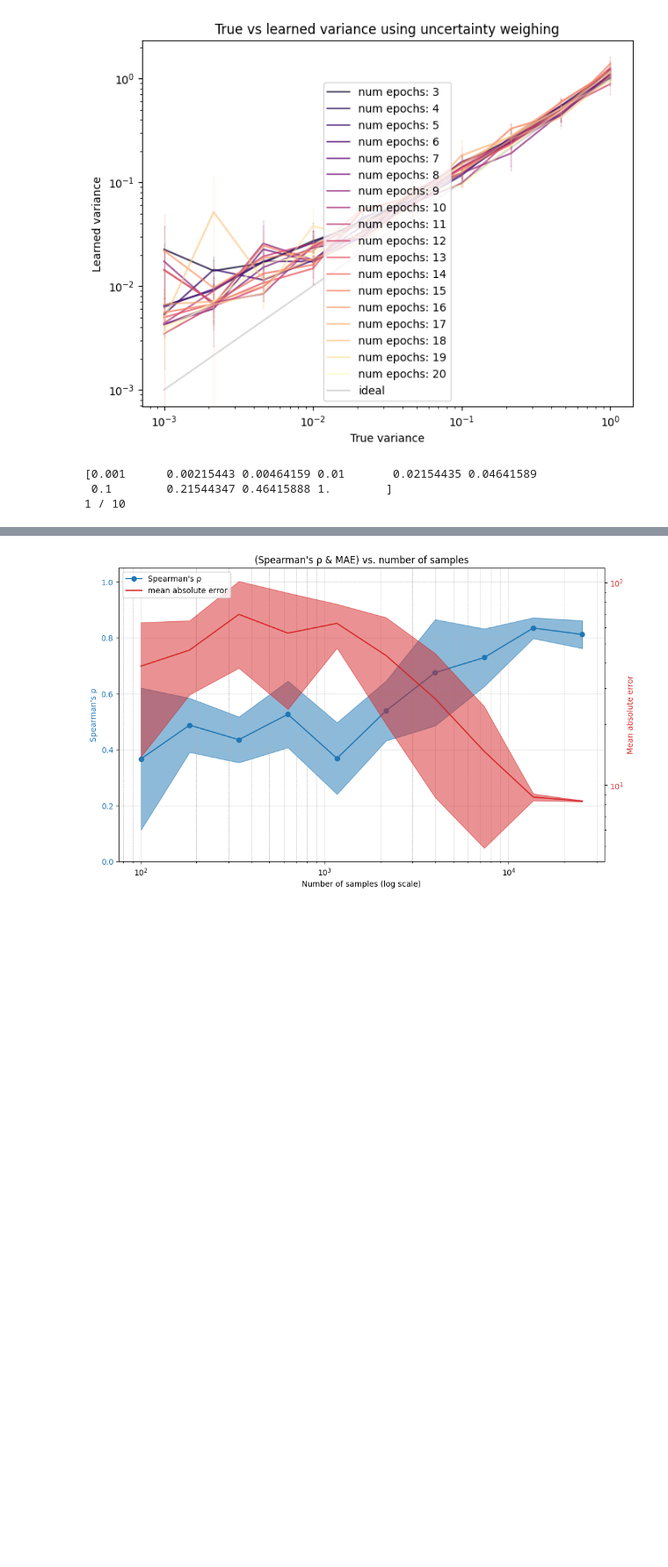
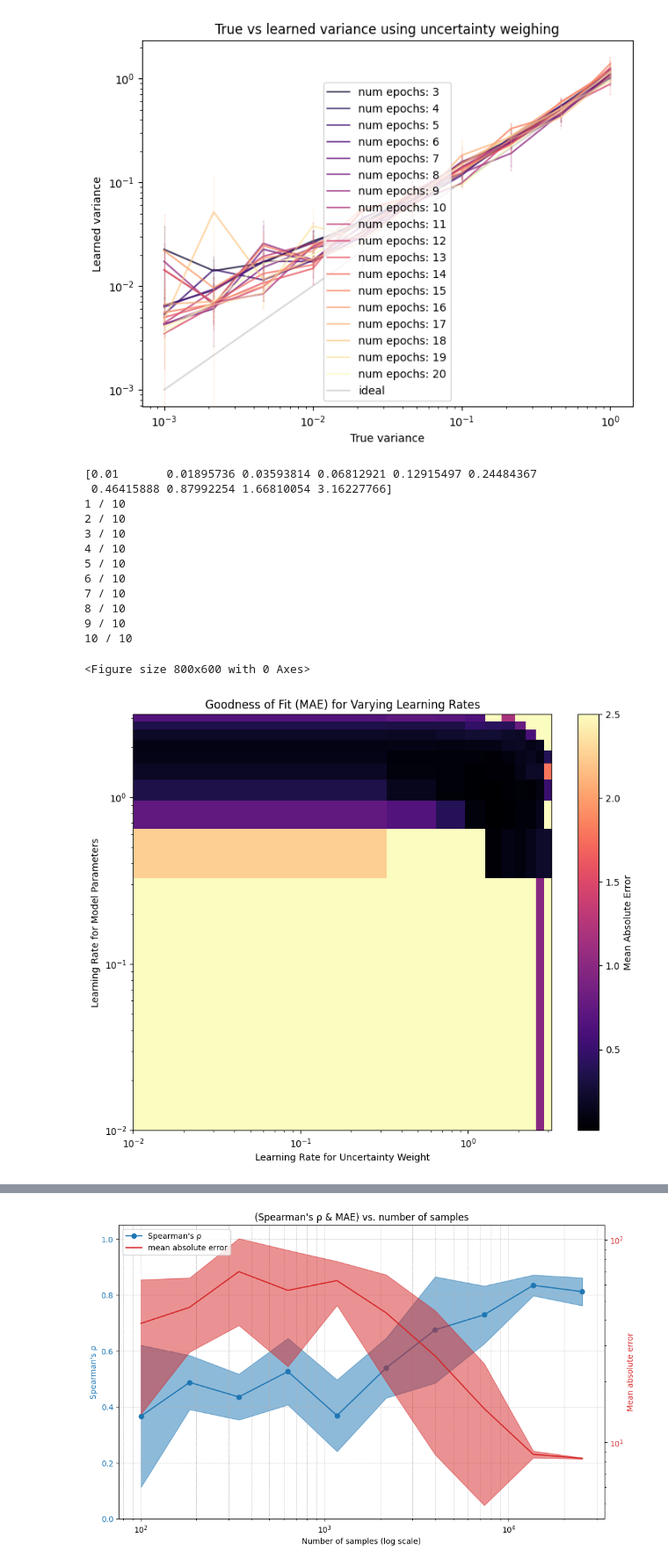
Before and after one commit to graphcore-research/minimol, a Jupyter notebook: notebooks/uncertainty_weighing.ipynb, the cells around one changed output, grey strips where cells are left out. Shown at 88% size. Saved outputs shown, nothing was run; the diff lists cells and outputs as text; code cells hidden in the pictures; blank space fills up the shorter version.

```diff
--- a/notebooks/uncertainty_weighing.ipynb
+++ b/notebooks/uncertainty_weighing.ipynb
@@ -241,13 +241,12 @@ from torch.utils.data import TensorDataset, DataLoader
 
 
 class LinearRegressionModel(nn.Module):
-    def __init__(self, uw: bool = False, log_variance_prior_mu=0.0, log_variance_prior_sigma=1.0):
+    def __init__(self, uw: bool = False, prior: callable = None):
         super(LinearRegressionModel, self).__init__()
         self.linear = nn.Linear(1, 1)
-        self.log_variance = nn.Parameter(torch.tensor(0.01), requires_grad=True) if uw else None
-        self.criterion = nn.MSELoss()
-        self.log_variance_prior_mu = log_variance_prior_mu
-        self.log_variance_prior_sigma = log_variance_prior_sigma
+        self.log_variance = nn.Parameter(torch.tensor(2.0), requires_grad=True) if uw else None
+        self.criterion = nn.MSELoss(reduction='none')
+        self.prior = prior
 
     def forward(self, x):
         return self.linear(x)
@@ -260,15 +259,24 @@ class LinearRegressionModel(nn.Module):
 
     def compute_loss(self, y, y_true):
         if self.log_variance:
-            data_loss = self._get_loss_weight() * self.criterion(y, y_true) + self._get_log_sqrt_var()
-            return data_loss
-            # prior_loss = 0.0
-            # prior_loss = 0.5 * ((self.log_variance - self.log_variance_prior_mu) ** 2) / (self.log_variance_prior_sigma ** 2)
-            # return data_loss + prior_loss
+            loss = self._get_loss_weight() * self.criterion(y, y_true) + self._get_log_sqrt_var()
+            loss += self.prior(self.log_variance) if self.prior else 0.0
+            return torch.mean(loss)
+
         return self.criterion(y, y_true)
 
 
-def run(variance, epochs=10, samples=1000, batch_size=128, seed=42, lr=1e-1, device: str = 'cpu', uncertainty_weighing: bool = False, verbose: bool = False):
+def run(variance             : float,
+        epochs               : int       = 10,
+        samples              : int       = 1000,
+        batch_size           : int       = 128,
+        seed                 : int       = 42,
+        lr                   : float     = 1e-1,
+        prior                : callable  = None,
+        uncertainty_weighing : bool      = False,
+        device               : str       = 'cpu',
+        verbose              : bool      = False):
+
     a = np.random.uniform(-10, 10)
     b = np.random.uniform(-10, 10)
     x, y = generate_1d_regression_dataset(
@@ -280,8 +288,7 @@ def run(variance, epochs=10, samples=1000, batch_size=128, seed=42, lr=1e-1, dev
         as_tensors=True
     )
 
-    model = LinearRegressionModel(uw=uncertainty_weighing).to(device)
-
+    model = LinearRegressionModel(uw=uncertainty_weighing, prior=prior).to(device)
 
     if isinstance(lr, tuple) or isinstance(lr, list):
         lr1 = lr[0]
@@ -392,12 +399,11 @@ import matplotlib.pyplot as plt
 from sklearn.metrics import mean_absolute_error as mae
 import scipy.stats as stats
 
-
 plt.figure(figsize=(8, 6))
 
-lrs = np.logspace(-3.0, 0.0, 10)
+lrs = np.logspace(-2.0, 0.5, 10)
 print(lrs)
-true_vars = np.logspace(-3.0, 0.0, 10)
+true_vars = np.logspace(-2.0, 0.5, 10)
 gofs = np.zeros((len(lrs), len(lrs)))
 colors = plt.cm.magma(np.linspace(0.1, 1, len(lrs)))
 device = torch.device('cpu')
@@ -412,36 +418,47 @@ for i, lr_weights in enumerate(lrs):
             var_samples = []
 
             for seed in range(1, 3):
                 var_samples.append(
                     run(
                         variance,
                         epochs=5,
                         seed=seed,
-                        batch_size=2,
-                        samples=500,
+                        batch_size=4,
+                        samples=2000,
                         device=device,
                         lr=(lr_weights, lr_uw),
                         uncertainty_weighing=True
                     )
                 )
 
             learned_vars[j] = np.mean(var_samples)
 
         gofs[i][k] = mae(true_vars, learned_vars)
 
-gofs_clipped = np.clip(gofs, 0, 1.5)
+gofs_clipped = np.log(np.clip(gofs, 0, 2.5))
 
 plt.figure(figsize=(10, 8))
 plt.imshow(gofs_clipped, aspect='auto', cmap='magma', origin='lower', extent=[lrs.min(), lrs.max(), lrs.min(), lrs.max()])
 plt.colorbar(label='Mean Absolute Error')
 plt.xlabel('Learning Rate for Uncertainty Weight')
 plt.ylabel('Learning Rate for Model Parameters')
 plt.xscale('log')
 plt.yscale('log')
 plt.title('Goodness of Fit (MAE) for Varying Learning Rates')
 plt.show()
 # %% [output]
-[0.001      0.00215443 0.00464159 0.01       0.02154435 0.04641589
- 0.1        0.21544347 0.46415888 1.        ]
+[0.01       0.01895736 0.03593814 0.06812921 0.12915497 0.24484367
+ 0.46415888 0.87992254 1.66810054 3.16227766]
 1 / 10
+2 / 10
+3 / 10
+4 / 10
+5 / 10
+6 / 10
+7 / 10
+8 / 10
+9 / 10
+10 / 10
+<Figure size 800x600 with 0 Axes>
+[figure, added]
 # %%
```
Also changed, not shown: parts of 3 cells of this notebook, 1 other file.
